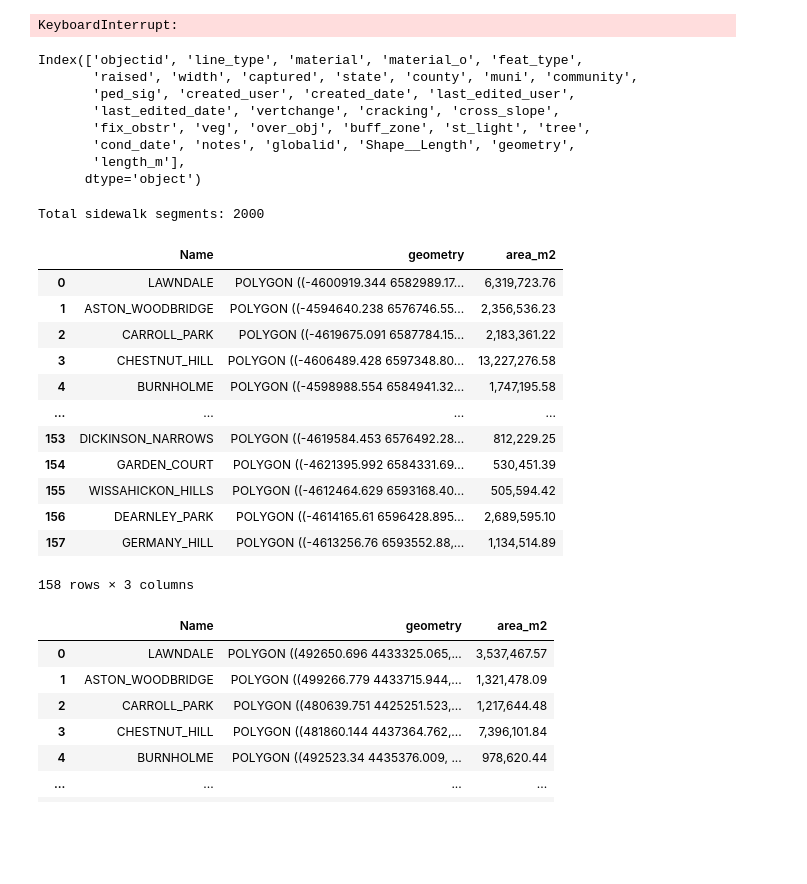
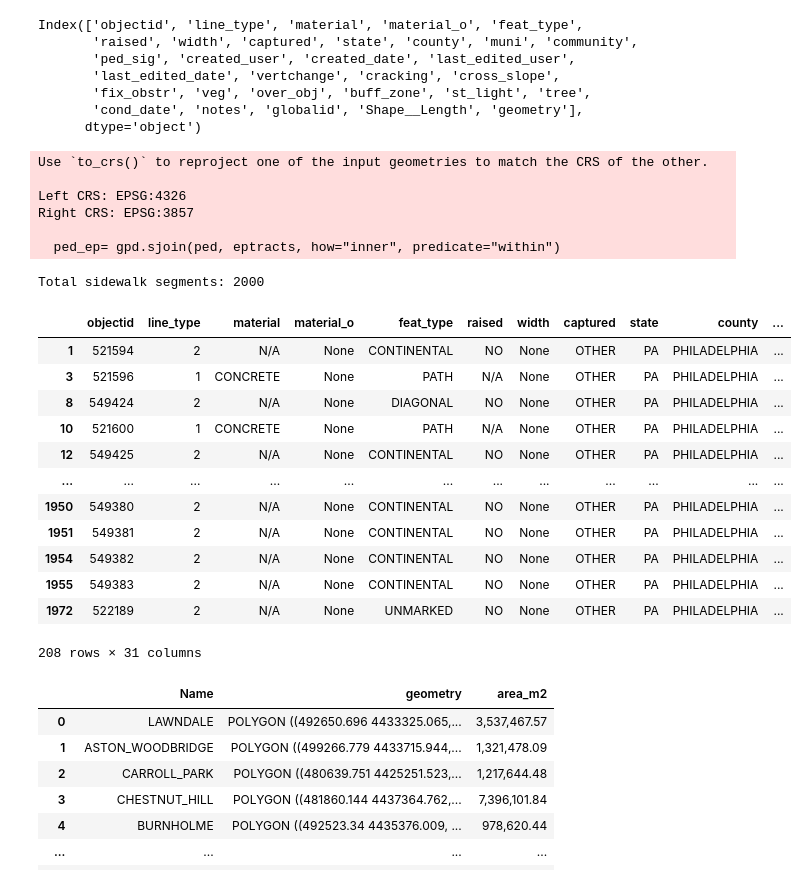
Before and after one commit to astauf03/musa5500-python-final, a Jupyter notebook: notebooks/mobility/mobility.ipynb, the cells around one changed output. Saved outputs shown, nothing was run; the diff lists cells and outputs as text; code cells hidden in the pictures; blank space fills up the shorter version.

```diff
--- a/notebooks/mobility/mobility.ipynb
+++ b/notebooks/mobility/mobility.ipynb
@@ -4,14 +4,10 @@
 import geopandas as gpd
 
 url = (
-    "https://arcgis.dvrpc.org/portal/rest/services/transportation/"
-    "PedestrianNetwork_lines/FeatureServer/0/query?"
-    "where=1%3D1&outFields=*&f=geojson"
+    "https://arcgis.dvrpc.org/portal/rest/services/transportation/pedestriannetwork_lines/FeatureServer/0/query?outFields=*&where=1%3D1&f=geojson"
 )
 
 ped = gpd.read_file(url)
-# %% [output]
-KeyboardInterrupt:
 # %%
 ped.columns
 # %% [output]
@@ -20,8 +16,7 @@ Index(['objectid', 'line_type', 'material', 'material_o', 'feat_type',
        'ped_sig', 'created_user', 'created_date', 'last_edited_user',
        'last_edited_date', 'vertchange', 'cracking', 'cross_slope',
        'fix_obstr', 'veg', 'over_obj', 'buff_zone', 'st_light', 'tree',
-       'cond_date', 'notes', 'globalid', 'Shape__Length', 'geometry',
-       'length_m'],
+       'cond_date', 'notes', 'globalid', 'Shape__Length', 'geometry'],
       dtype='object')
 # %%
 #THIS WILL BE USED AT THE END
@@ -33,6 +28,13 @@ tracts = tracts.to_crs("EPSG:3857")
 eptracts = tracts[tracts["Name"].str.contains("PASSYUNK_SQUARE", case=False, na=False)]
 
 ped_ep= gpd.sjoin(ped, eptracts, how="inner", predicate="within")
+# %% [output]
+Use `to_crs()` to reproject one of the input geometries to match the CRS of the other.
+
+Left CRS: EPSG:4326
+Right CRS: EPSG:3857
+
+  ped_ep= gpd.sjoin(ped, eptracts, how="inner", predicate="within")
 # %%
 
 # Example counts (adjust field names to match your data)
@@ -59,22 +61,24 @@ if "CROSSWALK" in ped.columns:
     print("Total crosswalks:", ped_ep["CROSSWALK"].sum())
 # %% [output]
 Total sidewalk segments: 2000
+# %%
+ped= ped[ped['county'].str.upper() == "PHILADELPHIA"].copy()
 # %%
-tracts
+ped
 # %% [output]
-|  | Name | geometry | area_m2 |
-| 0 | LAWNDALE | POLYGON ((-4600919.344 6582989.17... | 6,319,723.76 |
-| 1 | ASTON_WOODBRIDGE | POLYGON ((-4594640.238 6576746.55... | 2,356,536.23 |
-| 2 | CARROLL_PARK | POLYGON ((-4619675.091 6587784.15... | 2,183,361.22 |
-| 3 | CHESTNUT_HILL | POLYGON ((-4606489.428 6597348.80... | 13,227,276.58 |
-| 4 | BURNHOLME | POLYGON ((-4598988.554 6584941.32... | 1,747,195.58 |
-| ... | ... | ... | ... |
-| 153 | DICKINSON_NARROWS | POLYGON ((-4619584.453 6576492.28... | 812,229.25 |
-| 154 | GARDEN_COURT | POLYGON ((-4621395.992 6584331.69... | 530,451.39 |
-| 155 | WISSAHICKON_HILLS | POLYGON ((-4612464.629 6593168.40... | 505,594.42 |
-| 156 | DEARNLEY_PARK | POLYGON ((-4614165.61 6596428.895... | 2,689,595.10 |
-| 157 | GERMANY_HILL | POLYGON ((-4613256.76 6593552.88,... | 1,134,514.89 |
+|  | objectid | line_type | material | material_o | feat_type | raised | width | captured | state | county | ... |
+| 1 | 521594 | 2 | N/A | None | CONTINENTAL | NO | None | OTHER | PA | PHILADELPHIA | ... |
+| 3 | 521596 | 1 | CONCRETE | None | PATH | N/A | None | OTHER | PA | PHILADELPHIA | ... |
+| 8 | 549424 | 2 | N/A | None | DIAGONAL | NO | None | OTHER | PA | PHILADELPHIA | ... |
+| 10 | 521600 | 1 | CONCRETE | None | PATH | N/A | None | OTHER | PA | PHILADELPHIA | ... |
+| 12 | 549425 | 2 | N/A | None | CONTINENTAL | NO | None | OTHER | PA | PHILADELPHIA | ... |
+| ... | ... | ... | ... | ... | ... | ... | ... | ... | ... | ... | ... |
+| 1950 | 549380 | 2 | N/A | None | CONTINENTAL | NO | None | OTHER | PA | PHILADELPHIA | ... |
+| 1951 | 549381 | 2 | N/A | None | CONTINENTAL | NO | None | OTHER | PA | PHILADELPHIA | ... |
+| 1954 | 549382 | 2 | N/A | None | CONTINENTAL | NO | None | OTHER | PA | PHILADELPHIA | ... |
+| 1955 | 549383 | 2 | N/A | None | CONTINENTAL | NO | None | OTHER | PA | PHILADELPHIA | ... |
+| 1972 | 522189 | 2 | N/A | None | UNMARKED | NO | None | OTHER | PA | PHILADELPHIA | ... |
-158 rows × 3 columns
+208 rows × 31 columns
 # %%
 import pandas as pd
 pd.set_option('display.float_format', '{:,.2f}'.format)
```
Also changed, not shown: parts of 22 cells of this notebook.
